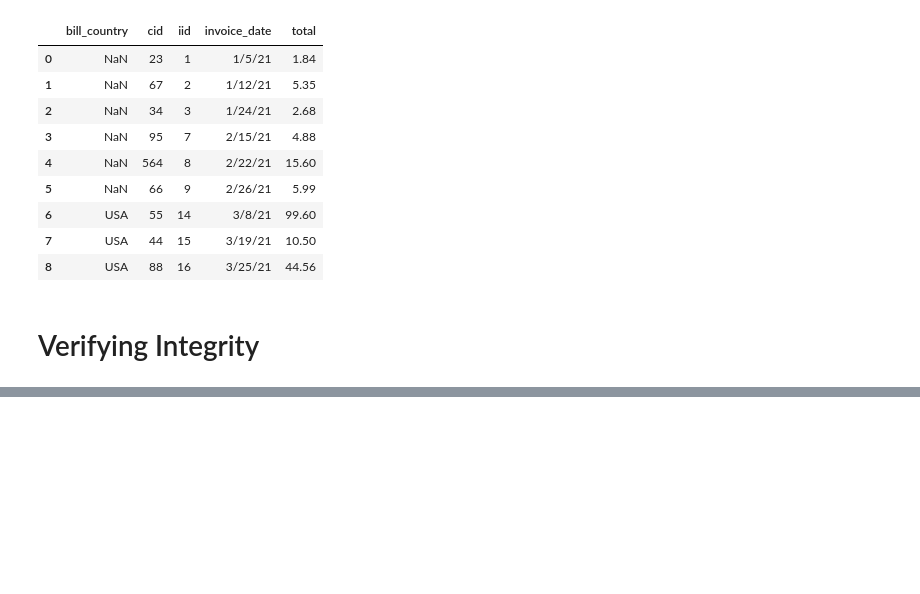
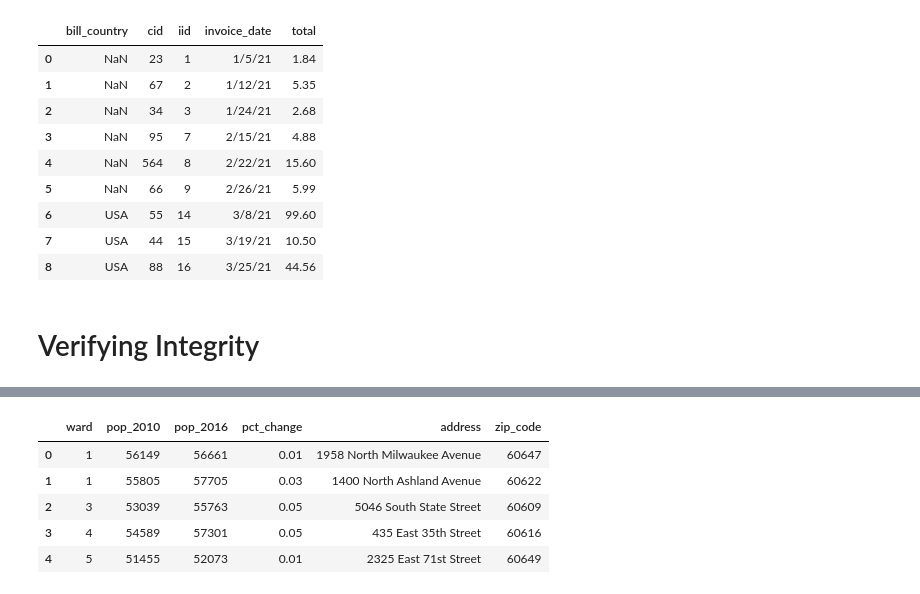
Before and after one commit to Jose-Servin/DataCamp, a Jupyter notebook: Courses/Joining_Data/Joining_Data_Pandas.ipynb, the cells around one changed output, grey strips where cells are left out. Cells and saved outputs as stored; diff of their text form; code cells hidden in the pictures; blank space fills up the shorter version.

```diff
--- a/Courses/Joining_Data/Joining_Data_Pandas.ipynb
+++ b/Courses/Joining_Data/Joining_Data_Pandas.ipynb
@@ -937,0 +958,11 @@ jan_data.append([feb_data, march_data_copy], ignore_index=True, sort=True)
+# %%
+census.loc[census['pop_2010'] == 55805, 'ward'] = 1
+# %%
+census.head()
+# %% [output]
+|  | ward | pop_2010 | pop_2016 | pct_change | address | zip_code |
+| 0 | 1 | 56149 | 56661 | 0.01 | 1958 North Milwaukee Avenue | 60647 |
+| 1 | 1 | 55805 | 57705 | 0.03 | 1400 North Ashland Avenue | 60622 |
+| 2 | 3 | 53039 | 55763 | 0.05 | 5046 South State Street | 60609 |
+| 3 | 4 | 54589 | 57301 | 0.05 | 435 East 35th Street | 60616 |
+| 4 | 5 | 51455 | 52073 | 0.01 | 2325 East 71st Street | 60649 |
```
Also changed, not shown: parts of 13 cells of this notebook.
